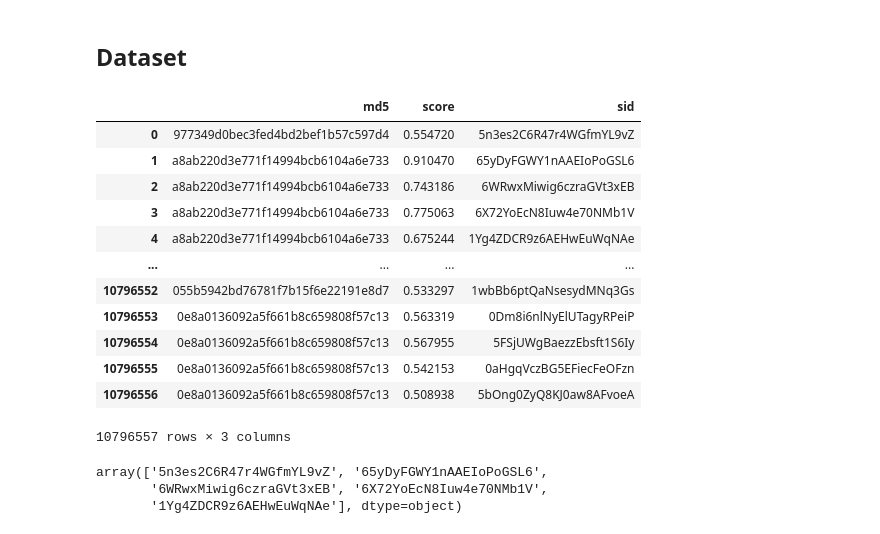
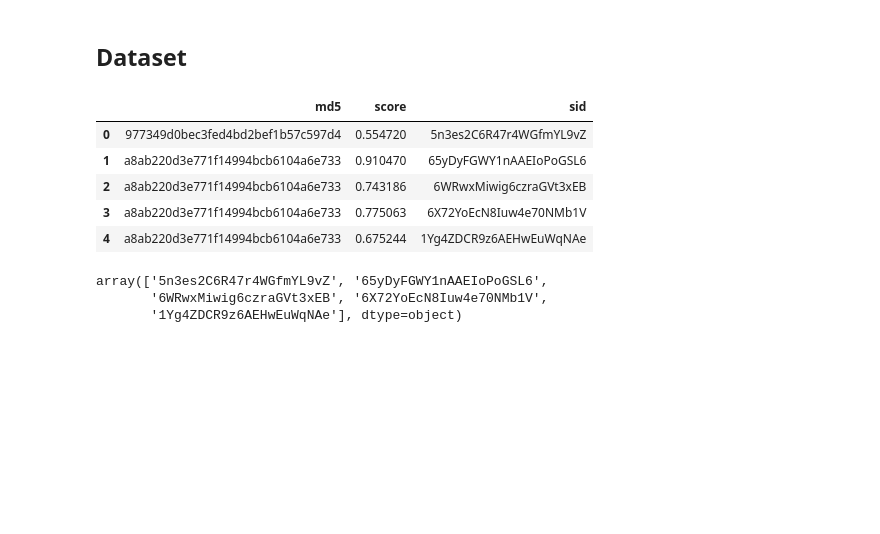
Before and after one commit to atsukoba/interactive-music-search, a Jupyter notebook: server/experiments/data_fetch.ipynb, the cells around one changed output. Cells and saved outputs as stored; diff of their text form; code cells hidden in the pictures; blank space fills up the shorter version.

```diff
--- a/server/experiments/data_fetch.ipynb
+++ b/server/experiments/data_fetch.ipynb
@@ -26,29 +25,21 @@ env
 # %%
 import pandas as pd
 import json
 import os
 from glob import glob
 
 with open(os.path.join(env["DATASET_PATH"], "MMD_audio_matched_genre.jsonl"), "r") as f:
     MMD_audio_matched_genre = [json.loads(d) for d in list(f)]
 
-
 MMD_audio_matches = pd.read_csv(os.path.join(env["DATASET_PATH"], "MMD_audio_matches.tsv"), sep="\t")
-MMD_audio_matches
+MMD_audio_matches.head()
 # %% [output]
 |  | md5 | score | sid |
 | 0 | 977349d0bec3fed4bd2bef1b57c597d4 | 0.554720 | 5n3es2C6R47r4WGfmYL9vZ |
 | 1 | a8ab220d3e771f14994bcb6104a6e733 | 0.910470 | 65yDyFGWY1nAAEIoPoGSL6 |
 | 2 | a8ab220d3e771f14994bcb6104a6e733 | 0.743186 | 6WRwxMiwig6czraGVt3xEB |
 | 3 | a8ab220d3e771f14994bcb6104a6e733 | 0.775063 | 6X72YoEcN8Iuw4e70NMb1V |
 | 4 | a8ab220d3e771f14994bcb6104a6e733 | 0.675244 | 1Yg4ZDCR9z6AEHwEuWqNAe |
-| ... | ... | ... | ... |
-| 10796552 | 055b5942bd76781f7b15f6e22191e8d7 | 0.533297 | 1wbBb6ptQaNsesydMNq3Gs |
-| 10796553 | 0e8a0136092a5f661b8c659808f57c13 | 0.563319 | 0Dm8i6nlNyElUTagyRPeiP |
-| 10796554 | 0e8a0136092a5f661b8c659808f57c13 | 0.567955 | 5FSjUWgBaezzEbsft1S6Iy |
-| 10796555 | 0e8a0136092a5f661b8c659808f57c13 | 0.542153 | 0aHgqVczBG5EFiecFeOFzn |
-| 10796556 | 0e8a0136092a5f661b8c659808f57c13 | 0.508938 | 5bOng0ZyQ8KJ0aw8AFvoeA |
-10796557 rows × 3 columns
 # %%
 MMD_audio_matches.sid.values[:5]
 # %% [output]
```
Also changed, not shown: parts of 11 cells of this notebook.
